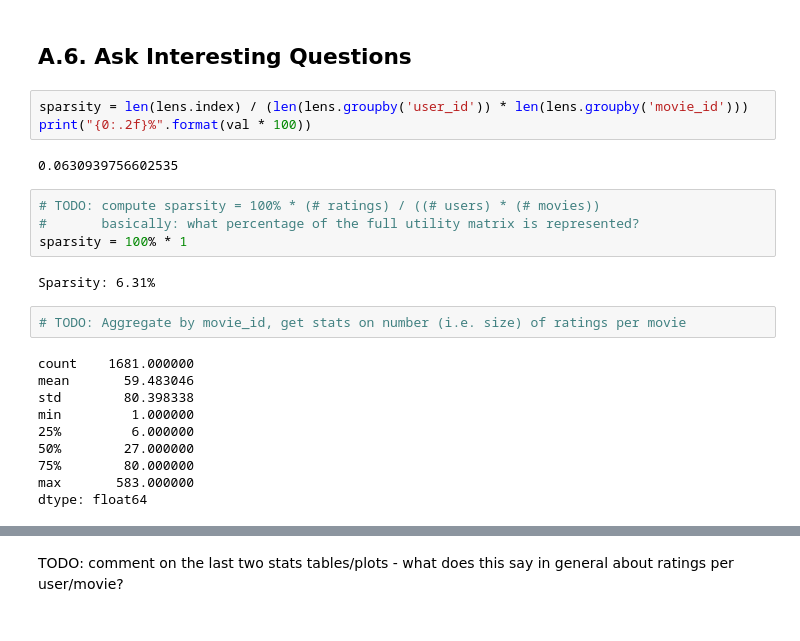
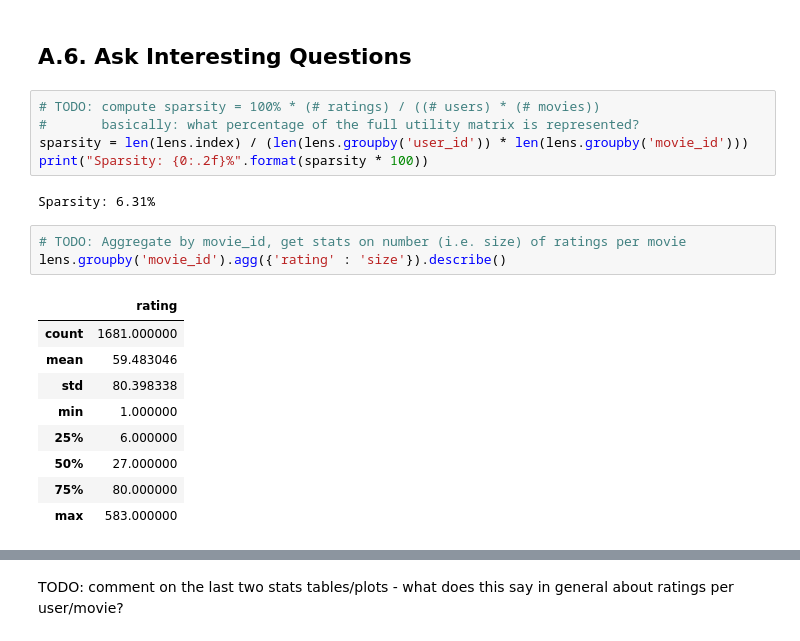
Before and after one commit to kz4/DataMining, a Jupyter notebook: 3DimensionalityReduction_RecommenderSystems/2RecommenderSystem/starter-3.4.ipynb, the cells around one changed output, grey strips where cells are left out. Cells and saved outputs as stored; diff of their text form.

```diff
--- a/3DimensionalityReduction_RecommenderSystems/2RecommenderSystem/starter-3.4.ipynb
+++ b/3DimensionalityReduction_RecommenderSystems/2RecommenderSystem/starter-3.4.ipynb
@@ -239,27 +239,24 @@ lens.head()
 # %% [markdown]
 ## A.6. Ask Interesting Questions
 # %%
+# TODO: compute sparsity = 100% * (# ratings) / ((# users) * (# movies))
+#       basically: what percentage of the full utility matrix is represented?
 sparsity = len(lens.index) / (len(lens.groupby('user_id')) * len(lens.groupby('movie_id')))
-print("{0:.2f}%".format(val * 100))
+print("Sparsity: {0:.2f}%".format(sparsity * 100))
 # %% [output]
-0.0630939756602535
+Sparsity: 6.31%
-# %%
-# TODO: compute sparsity = 100% * (# ratings) / ((# users) * (# movies))
-#       basically: what percentage of the full utility matrix is represented?
-sparsity = 100% * 1
-# %% [output]
-Sparsity: 6.31%
 # %%
 # TODO: Aggregate by movie_id, get stats on number (i.e. size) of ratings per movie
+lens.groupby('movie_id').agg({'rating' : 'size'}).describe()
 # %% [output]
-count    1681.000000
-mean       59.483046
-std        80.398338
-min         1.000000
-25%         6.000000
-50%        27.000000
-75%        80.000000
-max       583.000000
-dtype: float64
+|  | rating |
+| count | 1681.000000 |
+| mean | 59.483046 |
+| std | 80.398338 |
+| min | 1.000000 |
+| 25% | 6.000000 |
+| 50% | 27.000000 |
+| 75% | 80.000000 |
+| max | 583.000000 |
 # %%
 # TODO: Visualize the movie counts as a histogram
```
Also changed, not shown: parts of 29 cells of this notebook.
